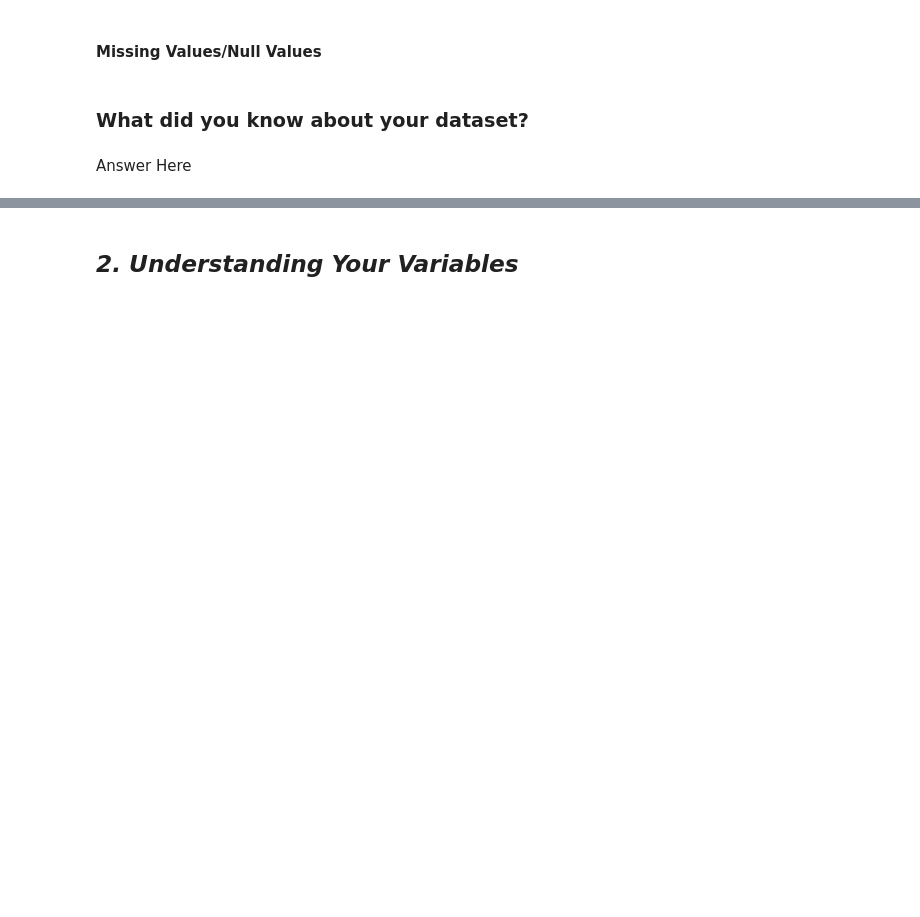
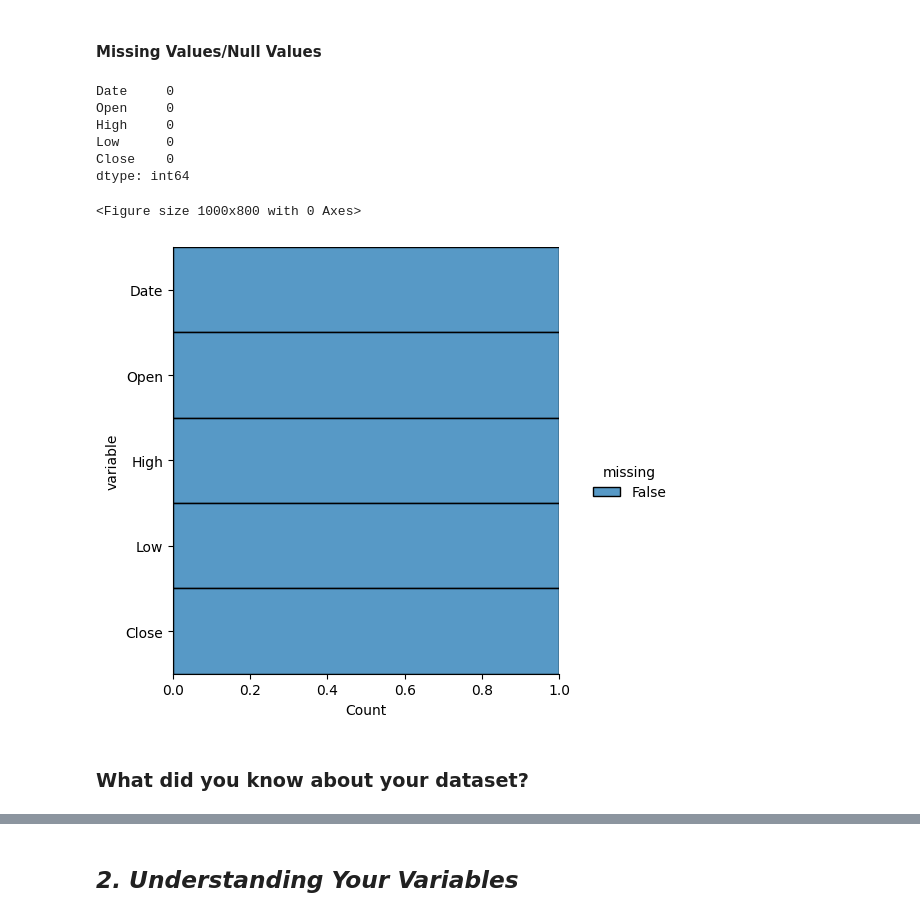
Before and after one commit to NIKHILNIGUDKAR/Yes-Bank-Stock-Closing-Price-Prediction, a Jupyter notebook: Yes_Bank_Stock_Closing_Price_Prediction.ipynb, the cells around one changed output, grey strips where cells are left out. Saved outputs shown, nothing was run; the diff lists cells and outputs as text; code cells hidden in the pictures; blank space fills up the shorter version.

Commit message:
plotting graphs for better understanding

```diff
--- a/Yes_Bank_Stock_Closing_Price_Prediction.ipynb
+++ b/Yes_Bank_Stock_Closing_Price_Prediction.ipynb
@@ -222,3 +290,11 @@ dataset.shape
 #### Missing Values/Null Values
 # %%
 # Missing Values/Null Values Count
+df.isnull().sum()
+# %% [output]
+Date     0
+Open     0
+High     0
+Low      0
+Close    0
+dtype: int64
@@ -227,4 +301,16 @@ dataset.shape
+# %%
+# Visualizing the missing values
+plt.figure(figsize=(10,8))
+sns.displot(
+    data=df.isna().melt(value_name="missing"),
+    y="variable",
+    hue="missing",
+    multiple="fill",
+    aspect=1
+)
+plt.show()
+# %% [output]
+<Figure size 1000x800 with 0 Axes>
+[figure, added]
 # %% [markdown]
 ### What did you know about your dataset?
-# %% [markdown]
-Answer Here
```
Also changed, not shown: parts of 95 cells of this notebook.
